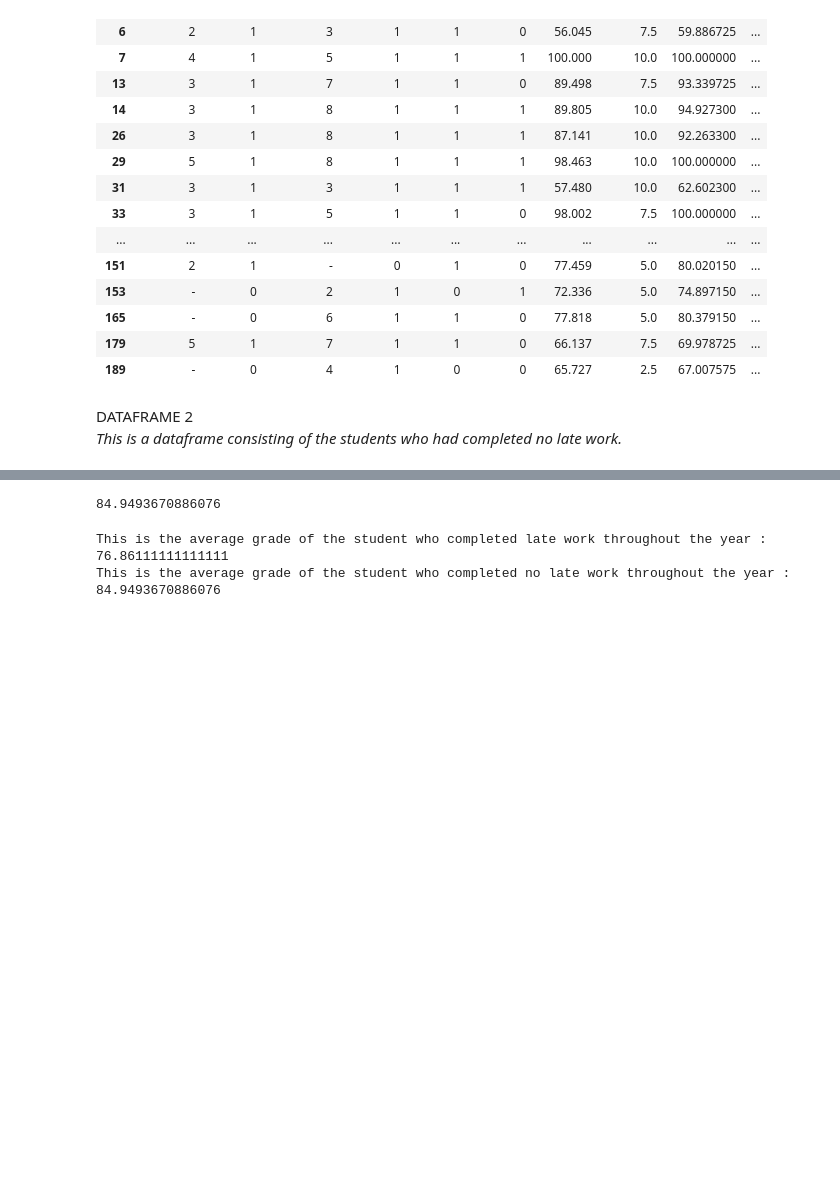
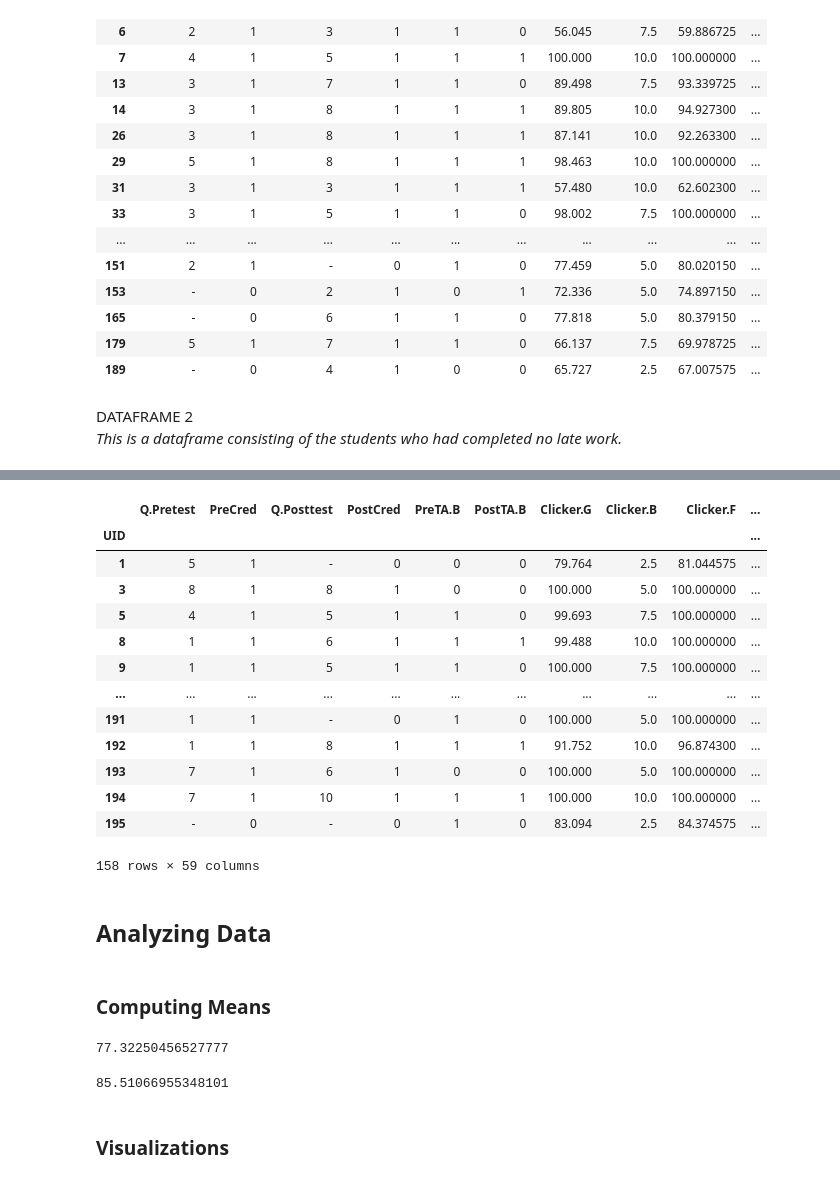
Before and after one commit to coSaari/ExplorationFinalProject, a Jupyter notebook: FinalProject.ipynb, the cells around one changed output, grey strips where cells are left out. Saved outputs shown, nothing was run; the diff lists cells and outputs as text; code cells hidden in the pictures; blank space fills up the shorter version.

```diff
--- a/FinalProject.ipynb
+++ b/FinalProject.ipynb
@@ -118,7 +118,7 @@ dfNoLate = pd.DataFrame(columns = order)
 # populate empty dataframe
 for feature in df.columns:
     if '.L' in feature and 'Lab' not in feature:
-        if dfLate.size == 0:
-            dfLate = df[df[feature] == 0]
+        if dfNoLate.size == 0:
+            dfNoLate = df[df[feature] == 0]
         else:
-            dfLate = dfLate.append(df[df[feature] == 0])
+            dfNoLate = dfNoLate.append(df[df[feature] == 0])
@@ -203,13 +125,42 @@ def avg2():
-# %%
-avg2()
-# %% [output]
-84.9493670886076
+# %%
+dfNoLate = dfNoLate[(dfNoLate["Q.Hwk1.L"] == 0.0) & (dfNoLate["Q.Hwk2.L"] == 0.0) & (dfNoLate["Q.Hwk3.L"] == 0.000) &
+                    (dfNoLate["Q.Hwk4.L"] == 0.0) & (dfNoLate["Q.Hwk5.L"] == 0.0) & (dfNoLate["Q.Hwk6.L"] == 0.0) &
+                    (dfNoLate["Q.Hwk7.L"] == 0.0) & (dfNoLate["Q.Hwk8.L"] == 0.0)]
+# %%
+# clean it up a bit more
+dfNoLate.sort_index(inplace=True)
+dfNoLate.drop_duplicates(inplace=True)
+# %%
+dfNoLate
+# %% [output]
+|  | Q.Pretest | PreCred | Q.Posttest | PostCred | PreTA.B | PostTA.B | Clicker.G | Clicker.B | Clicker.F | ... |
+| UID |  |  |  |  |  |  |  |  |  | ... |
+| 1 | 5 | 1 | - | 0 | 0 | 0 | 79.764 | 2.5 | 81.044575 | ... |
+| 3 | 8 | 1 | 8 | 1 | 0 | 0 | 100.000 | 5.0 | 100.000000 | ... |
+| 5 | 4 | 1 | 5 | 1 | 1 | 0 | 99.693 | 7.5 | 100.000000 | ... |
+| 8 | 1 | 1 | 6 | 1 | 1 | 1 | 99.488 | 10.0 | 100.000000 | ... |
+| 9 | 1 | 1 | 5 | 1 | 1 | 0 | 100.000 | 7.5 | 100.000000 | ... |
+| ... | ... | ... | ... | ... | ... | ... | ... | ... | ... | ... |
+| 191 | 1 | 1 | - | 0 | 1 | 0 | 100.000 | 5.0 | 100.000000 | ... |
+| 192 | 1 | 1 | 8 | 1 | 1 | 1 | 91.752 | 10.0 | 96.874300 | ... |
+| 193 | 7 | 1 | 6 | 1 | 0 | 0 | 100.000 | 5.0 | 100.000000 | ... |
+| 194 | 7 | 1 | 10 | 1 | 1 | 1 | 100.000 | 10.0 | 100.000000 | ... |
+| 195 | - | 0 | - | 0 | 1 | 0 | 83.094 | 2.5 | 84.374575 | ... |
+158 rows × 59 columns
+# %% [markdown]
+## Analyzing Data
+# %% [markdown]
+### Computing Means
+# %%
+# this is the average grade of the student who completed late work throughout the course
+dfLate["Final.Grade"].mean()
+# %% [output]
+77.32250456527777
 # %%
-print("This is the average grade of the student who completed late work throughout the year : " + str(avg1()))
-
-
-print("This is the average grade of the student who completed no late work throughout the year : " + str(avg2()))
+# this is the average grade of the student who completed no late work throughout the course
+dfNoLate["Final.Grade"].mean()
 # %% [output]
-This is the average grade of the student who completed late work throughout the year : 76.86111111111111
-This is the average grade of the student who completed no late work throughout the year : 84.9493670886076
+85.51066955348101
+# %% [markdown]
+### Visualizations
 # %%
```
Also changed, not shown: parts of 6 cells of this notebook.
